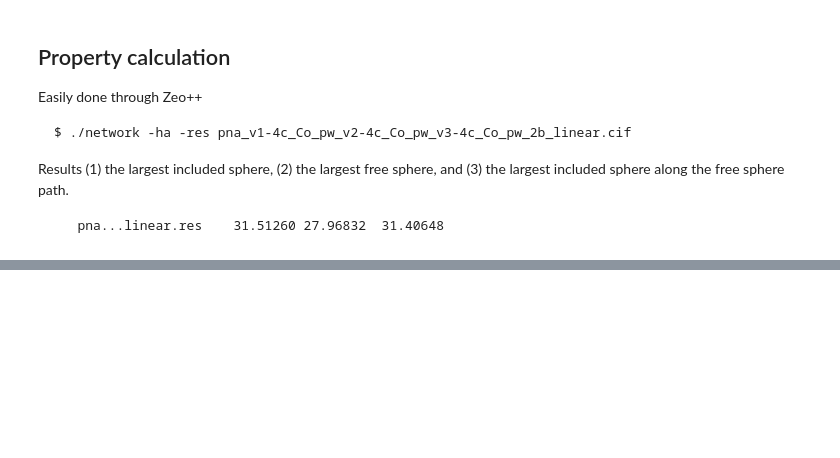
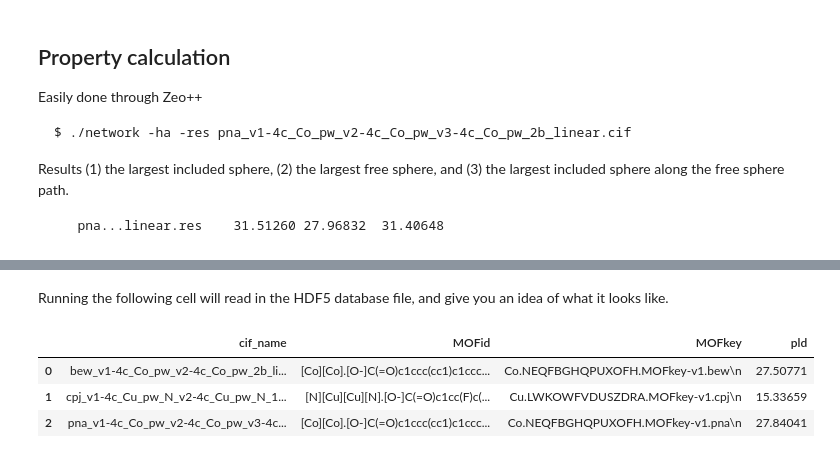
Before and after one commit to an-hill/OptimisingFlatland_public, a Jupyter notebook: pipeline.ipynb, the cells around one changed output, grey strips where cells are left out. Cells and saved outputs as stored; diff of their text form; code cells hidden in the pictures; blank space fills up the shorter version.

Commit message:
Updated database generation section

```diff
--- a/pipeline.ipynb
+++ b/pipeline.ipynb
@@ -583,0 +662,10 @@ file.close ()
+# %% [markdown]
+Running the following cell will read in the HDF5 database file, and give you an idea of what it looks like.
+# %%
+df_reread = pd.read_hdf('mon_database.h5')
+df_reread
+# %% [output]
+|  | cif_name | MOFid | MOFkey | pld |
+| 0 | bew_v1-4c_Co_pw_v2-4c_Co_pw_2b_li... | [Co][Co].[O-]C(=O)c1ccc(cc1)c1ccc... | Co.NEQFBGHQPUXOFH.MOFkey-v1.bew\n | 27.50771 |
+| 1 | cpj_v1-4c_Cu_pw_N_v2-4c_Cu_pw_N_1... | [N][Cu][Cu][N].[O-]C(=O)c1cc(F)c(... | Cu.LWKOWFVDUSZDRA.MOFkey-v1.cpj\n | 15.33659 |
+| 2 | pna_v1-4c_Co_pw_v2-4c_Co_pw_v3-4c... | [Co][Co].[O-]C(=O)c1ccc(cc1)c1ccc... | Co.NEQFBGHQPUXOFH.MOFkey-v1.pna\n | 27.84041 |
```
Also changed, not shown: parts of 4 cells of this notebook, 12 other files.
